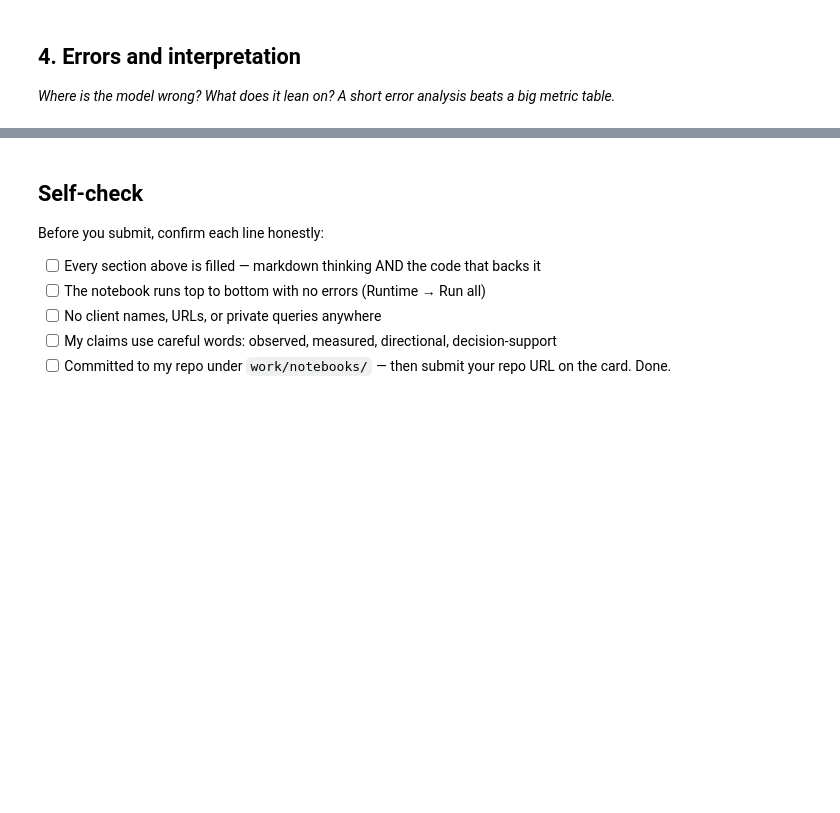
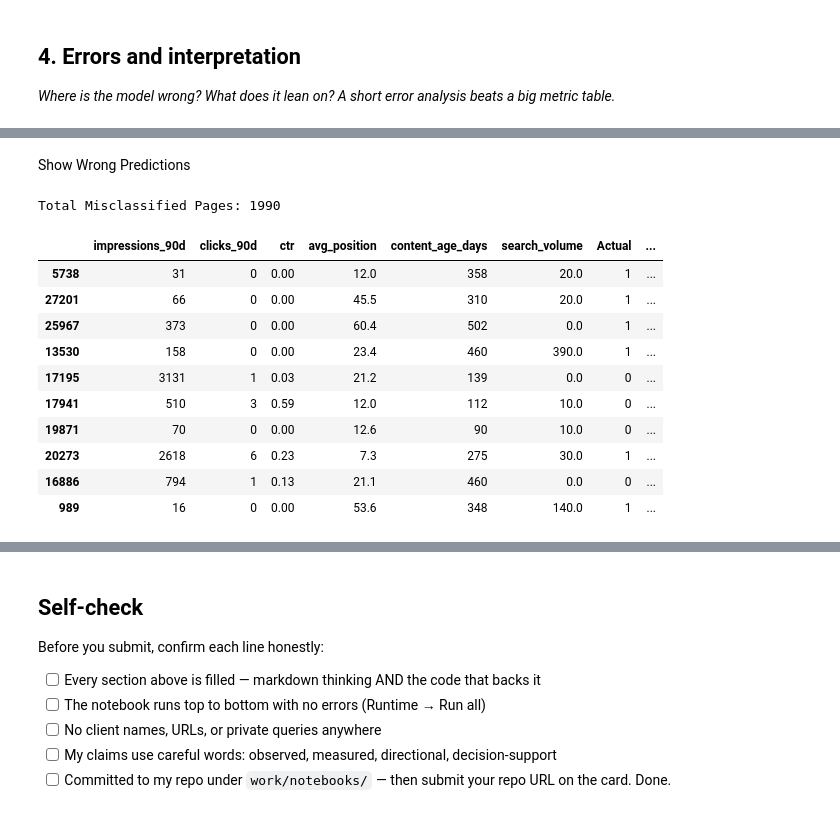
Before and after one commit to muneebulhaq02/flyrank-ml-internship, a Jupyter notebook: work/notebooks/w05_model.ipynb, the cells around one changed output, grey strips where cells are left out. Cells and saved outputs as stored; diff of their text form; code cells hidden in the pictures; blank space fills up the shorter version.

```diff
--- a/work/notebooks/w05_model.ipynb
+++ b/work/notebooks/w05_model.ipynb
@@ -36,0 +244,28 @@ This skeleton is yours to fill. Work the sections **in order** — each one has
+# %% [markdown]
+Show Wrong Predictions
+# %%
+errors = X_test.copy()
+
+errors["Actual"] = y_test.values
+errors["Predicted"] = predictions
+
+errors = errors[
+    errors["Actual"] != errors["Predicted"]
+]
+
+print("Total Misclassified Pages:", len(errors))
+
+errors.head(10)
+# %% [output]
+Total Misclassified Pages: 1990
+|  | impressions_90d | clicks_90d | ctr | avg_position | content_age_days | search_volume | Actual | ... |
+| 5738 | 31 | 0 | 0.00 | 12.0 | 358 | 20.0 | 1 | ... |
+| 27201 | 66 | 0 | 0.00 | 45.5 | 310 | 20.0 | 1 | ... |
+| 25967 | 373 | 0 | 0.00 | 60.4 | 502 | 0.0 | 1 | ... |
+| 13530 | 158 | 0 | 0.00 | 23.4 | 460 | 390.0 | 1 | ... |
+| 17195 | 3131 | 1 | 0.03 | 21.2 | 139 | 0.0 | 0 | ... |
+| 17941 | 510 | 3 | 0.59 | 12.0 | 112 | 10.0 | 0 | ... |
+| 19871 | 70 | 0 | 0.00 | 12.6 | 90 | 10.0 | 0 | ... |
+| 20273 | 2618 | 6 | 0.23 | 7.3 | 275 | 30.0 | 1 | ... |
+| 16886 | 794 | 1 | 0.13 | 21.1 | 460 | 0.0 | 0 | ... |
+| 989 | 16 | 0 | 0.00 | 53.6 | 348 | 140.0 | 1 | ... |
```
Also changed, not shown: parts of 17 cells of this notebook.
